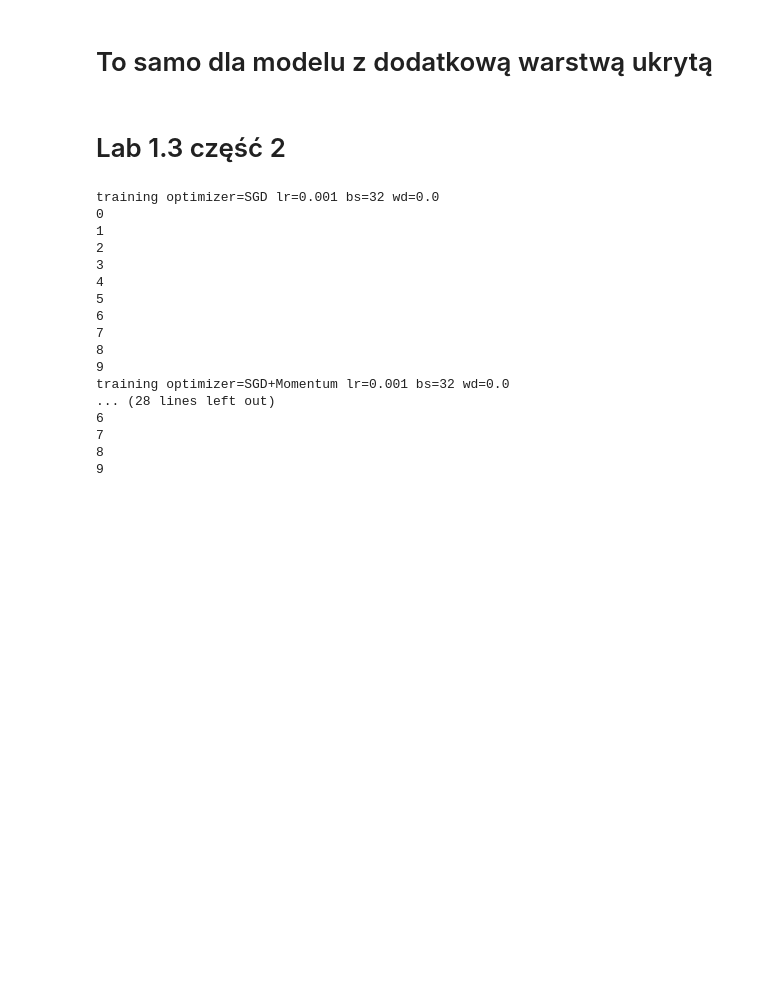
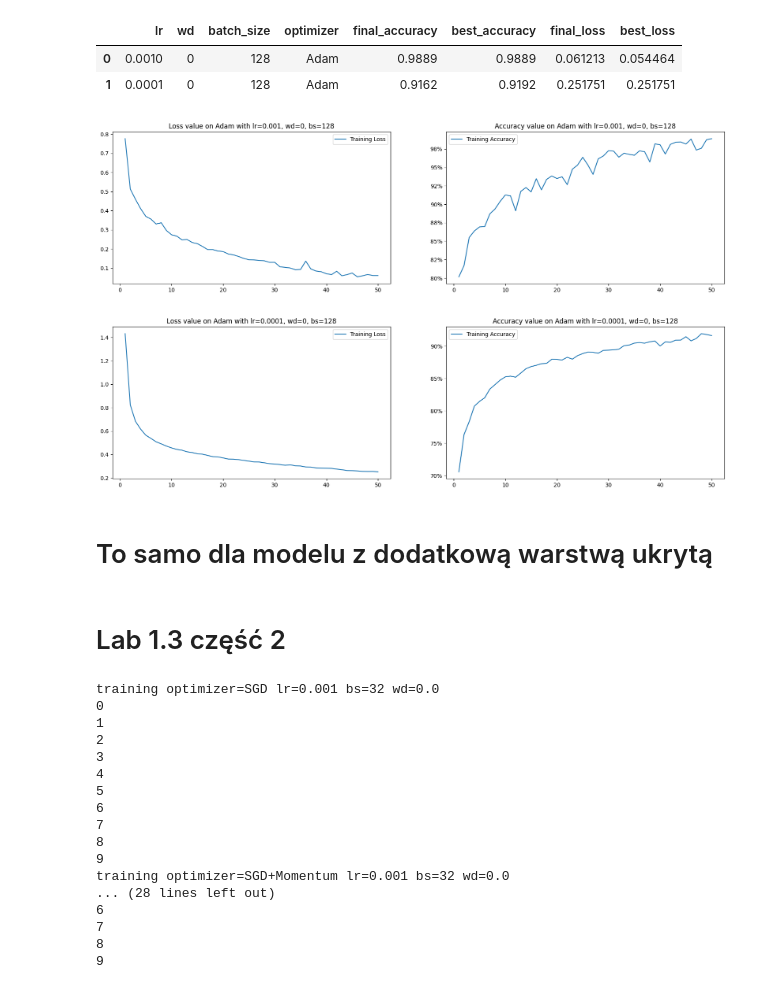
Before and after one commit to Eikthyrnir/UAM_labs, a Jupyter notebook: sem3/comp_vision/lab1_2.ipynb, the cells around one changed output. Cells and saved outputs as stored; diff of their text form; code cells hidden in the pictures; blank space fills up the shorter version.

```diff
--- a/sem3/comp_vision/lab1_2.ipynb
+++ b/sem3/comp_vision/lab1_2.ipynb
@@ -15,4 +15,4 @@ def select_device():
     return 'cuda' if torch.cuda.is_available() else ('mps' if torch.mps.is_available() else 'cpu')
 
 device = select_device()
-device = select_device()
+device
@@ -164,12 +166,16 @@ train_tfms = T.Compose([
     T.RandomErasing(p=0.25, scale=(0.02, 0.15), ratio=(0.3, 3.3), value=0.0),
 ])
 # %%
-batch_sizes = [8, 32, 128]
-# batch_sizes = [32]
-optimizers = [SGD, Adam]
-lrs = [1e-2, 1e-3, 1e-4]
+# batch_sizes = [8, 32, 128]
+batch_sizes = [128]
+# optimizers = [SGD, Adam]
+optimizers = [Adam]
+lrs = [1e-3, 1e-4]
 # lrs = [1e-3]
-wds = [0, 1e-3]
+# wds = [0, 1e-2]
+wds = [0]
+
+epochs = 50
 
 results = {}
 
@@ -180,4 +186,4 @@ for lr, wd, batch_size, optimizer_type in itertools.product(lrs, wds, batch_size
     model = get_model_1()
     optimizer = optimizer_type(model.parameters(), lr=lr, weight_decay=wd)
 
-    results[(lr, wd, batch_size, optimizer_type.__name__)] = test_model_with_hyper(model, optimizer)
+    results[(lr, wd, batch_size, optimizer_type.__name__)] = test_model_with_hyper(model, optimizer, epochs=epochs)
@@ -203,19 +227,26 @@ df = df.sort_values(["final_accuracy", "best_accuracy"], ascending=False).reset_
 df.to_csv("results.csv", index=False)
 
 df
+# %% [output]
+|  | lr | wd | batch_size | optimizer | final_accuracy | best_accuracy | final_loss | best_loss |
+| 0 | 0.0010 | 0 | 128 | Adam | 0.9889 | 0.9889 | 0.061213 | 0.054464 |
+| 1 | 0.0001 | 0 | 128 | Adam | 0.9162 | 0.9192 | 0.251751 | 0.251751 |
 # %%
 for (lr, wd, batch_size, opt_name), (losses, accs) in results.items():
-    epochs = np.arange(5)+1
+    epochs_range = np.arange(epochs)+1
     plt.figure(figsize=(20,5))
     plt.subplot(121)
     plt.title(f"Loss value on {opt_name} with lr={lr}, wd={wd}, bs={batch_size}")
-    plt.plot(epochs, losses, label='Training Loss')
+    plt.plot(epochs_range, losses, label='Training Loss')
     plt.legend()
     plt.subplot(122)
     plt.title(f"Accuracy value on {opt_name} with lr={lr}, wd={wd}, bs={batch_size}")
-    plt.plot(epochs, accs, label='Training Accuracy')
+    plt.plot(epochs_range, accs, label='Training Accuracy')
     plt.gca().set_yticklabels(['{:.0f}%'.format(x*100) for x in plt.gca().get_yticks()])
     plt.legend()
+# %% [output]
+[figure, added]
+[figure, added]
 # %% [markdown]
 # To samo dla modelu z dodatkową warstwą ukrytą
 # %%
```
Also changed, not shown: parts of 2 cells of this notebook, 2 other files.
